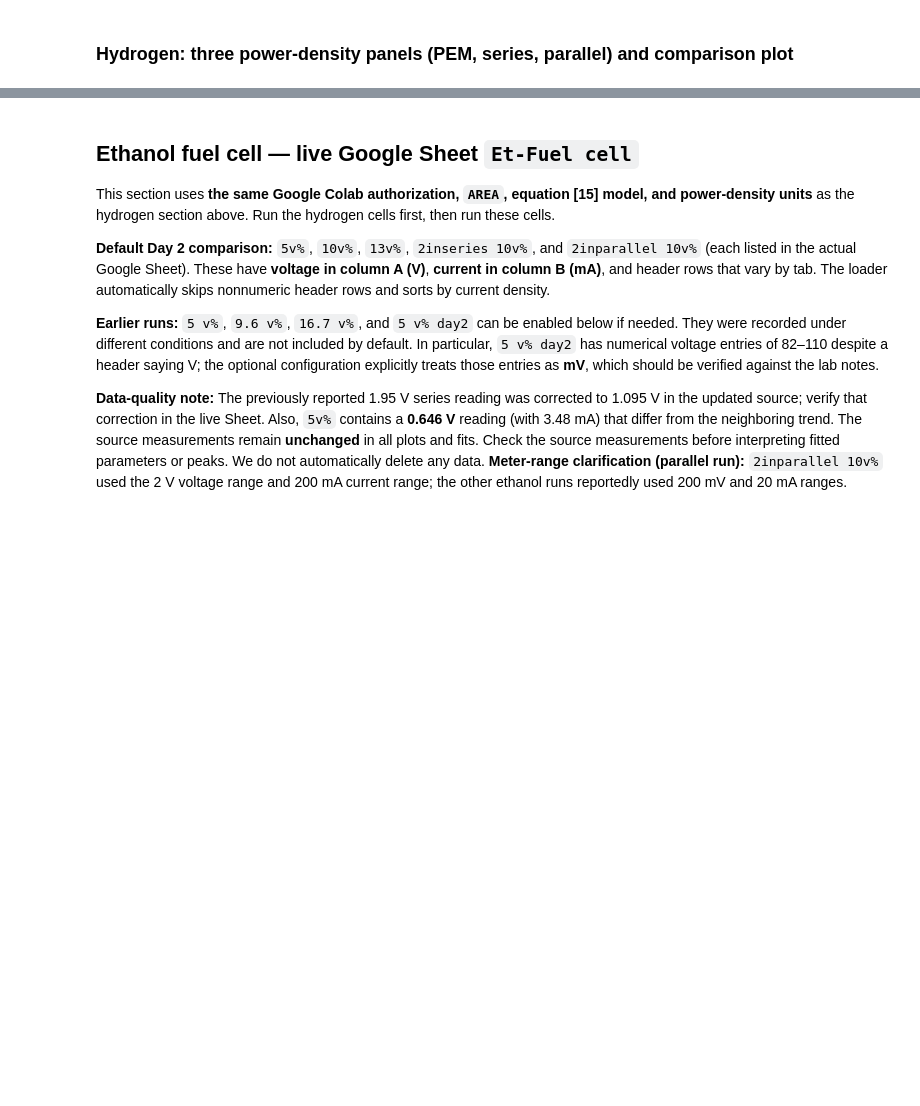
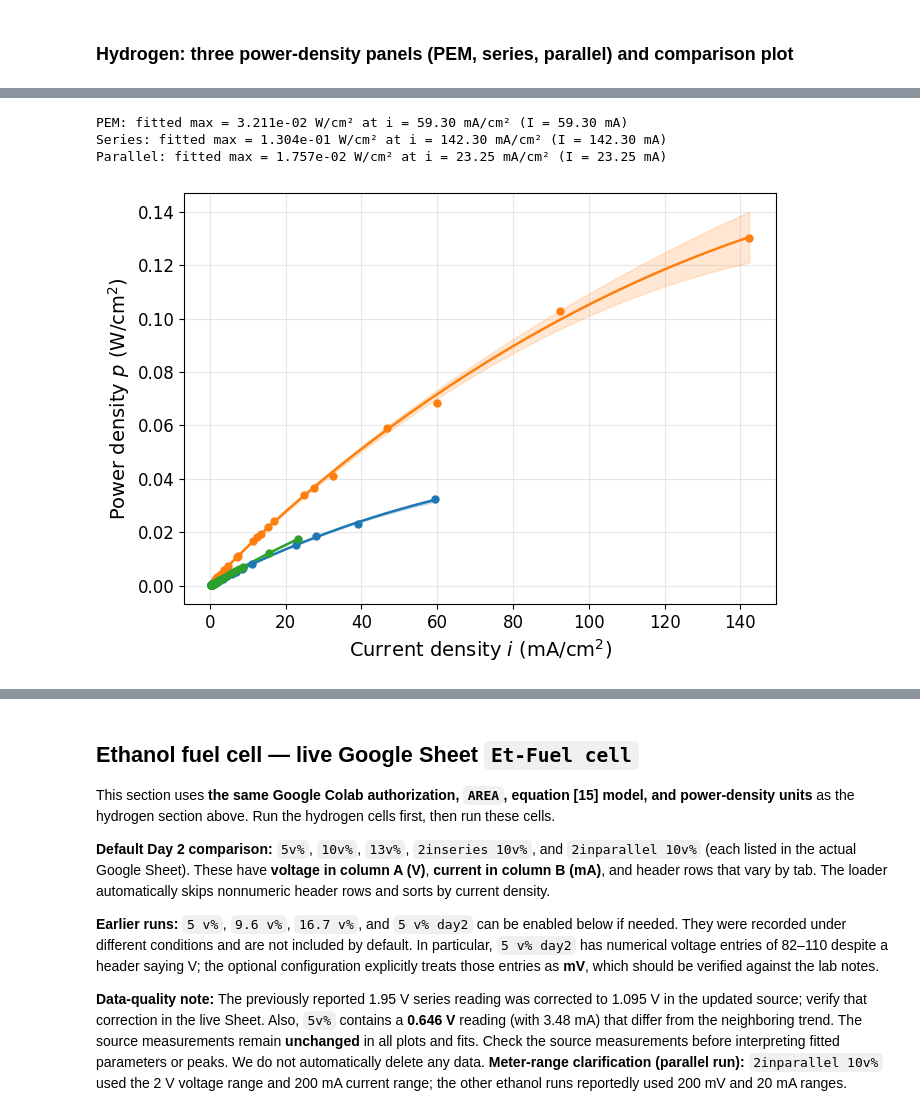
Before and after one commit to kudinha/MW1-Rotation-C-D, a Jupyter notebook: Fuel_Cell_Analysis_Corrected_With_Colab_Badge.ipynb, the cells around one changed output, grey strips where cells are left out. Cells and saved outputs as stored; diff of their text form; code cells hidden in the pictures; blank space fills up the shorter version.

```diff
--- a/Fuel_Cell_Analysis_Corrected_With_Colab_Badge.ipynb
+++ b/Fuel_Cell_Analysis_Corrected_With_Colab_Badge.ipynb
@@ -458,0 +465,46 @@ plt.show()
+# %%
+# Hydrogen power density: single, series, and parallel on one plot.
+# Use the SAME constrained voltage fits, 95% CI, and colors as the polarization plot above.
+# Power density: V [mV] * i [mA/cm²] * 1e-6 = W/cm².
+# Plot against current I [mA] to match the hydrogen polarization comparison.
+TO_W = 1e-6
+fig, ax = plt.subplots(figsize=(7, 5))
+colors = {"PEM": "tab:blue", "Series": "tab:orange", "Parallel": "tab:green"}
+
+for name, i, V in datasets:
+    color = colors[name]
+    p_par, cov = fits[name]  # Reuse the constrained performance-curve fit.
+    i_fit = np.linspace(i.min(), i.max(), 400)
+    V_fit = model(i_fit, *p_par)
+    V_ci = conf_band(i_fit, p_par, cov, len(i))  # 95% CI of fitted voltage in mV.
+
+    p_data = V * i * TO_W
+    p_fit = V_fit * i_fit * TO_W
+    p_ci = V_ci * i_fit * TO_W  # Propagate the same voltage CI to power density.
+
+    # Match the polarization plot's current axis (mA) and its configuration colors.
+    I_data = i
+    I_fit = i_fit
+    ax.scatter(I_data, p_data, s=25, color=color,
+               label="Single" if name == "PEM" else name, zorder=3)
+    ax.plot(I_fit, p_fit, color=color, linewidth=1.8, label="_nolegend_")
+    ax.fill_between(I_fit, p_fit - p_ci, p_fit + p_ci,
+                    color=color, alpha=0.18, label="_nolegend_")
+
+    k = int(np.argmax(p_fit))
+    print(f"{name}: fitted max = {p_fit[k]:.3e} W/cm² "
+          f"at i = {i_fit[k]:.2f} mA/cm² (I = {I_fit[k]:.2f} mA)")
+
+ax.set_xlabel(r"Current density $i$ (mA/cm$^2$)", fontsize = 14)
+ax.set_ylabel(r"Power density $p$ (W/cm$^2$)", fontsize = 14)
+ax.ticklabel_format(axis="y", style="sci", scilimits=(-2, 2))
+plt.xticks(fontsize=12)
+plt.yticks(fontsize=12)
+ax.grid(alpha=0.3)
+plt.tight_layout()
+plt.show()
+# %% [output]
+PEM: fitted max = 3.211e-02 W/cm² at i = 59.30 mA/cm² (I = 59.30 mA)
+Series: fitted max = 1.304e-01 W/cm² at i = 142.30 mA/cm² (I = 142.30 mA)
+Parallel: fitted max = 1.757e-02 W/cm² at i = 23.25 mA/cm² (I = 23.25 mA)
+[figure, added]
```
Also changed, not shown: parts of 18 cells of this notebook.
